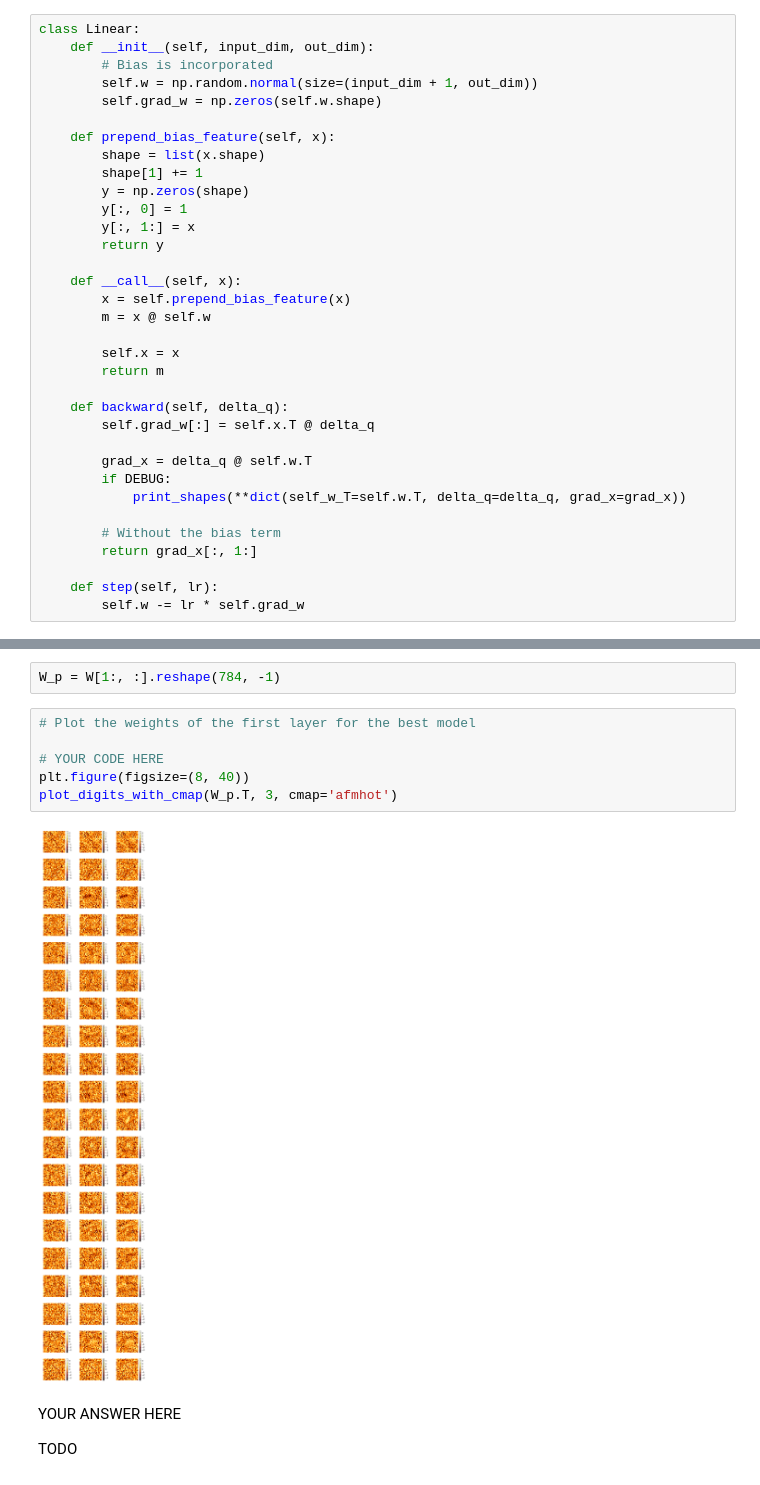
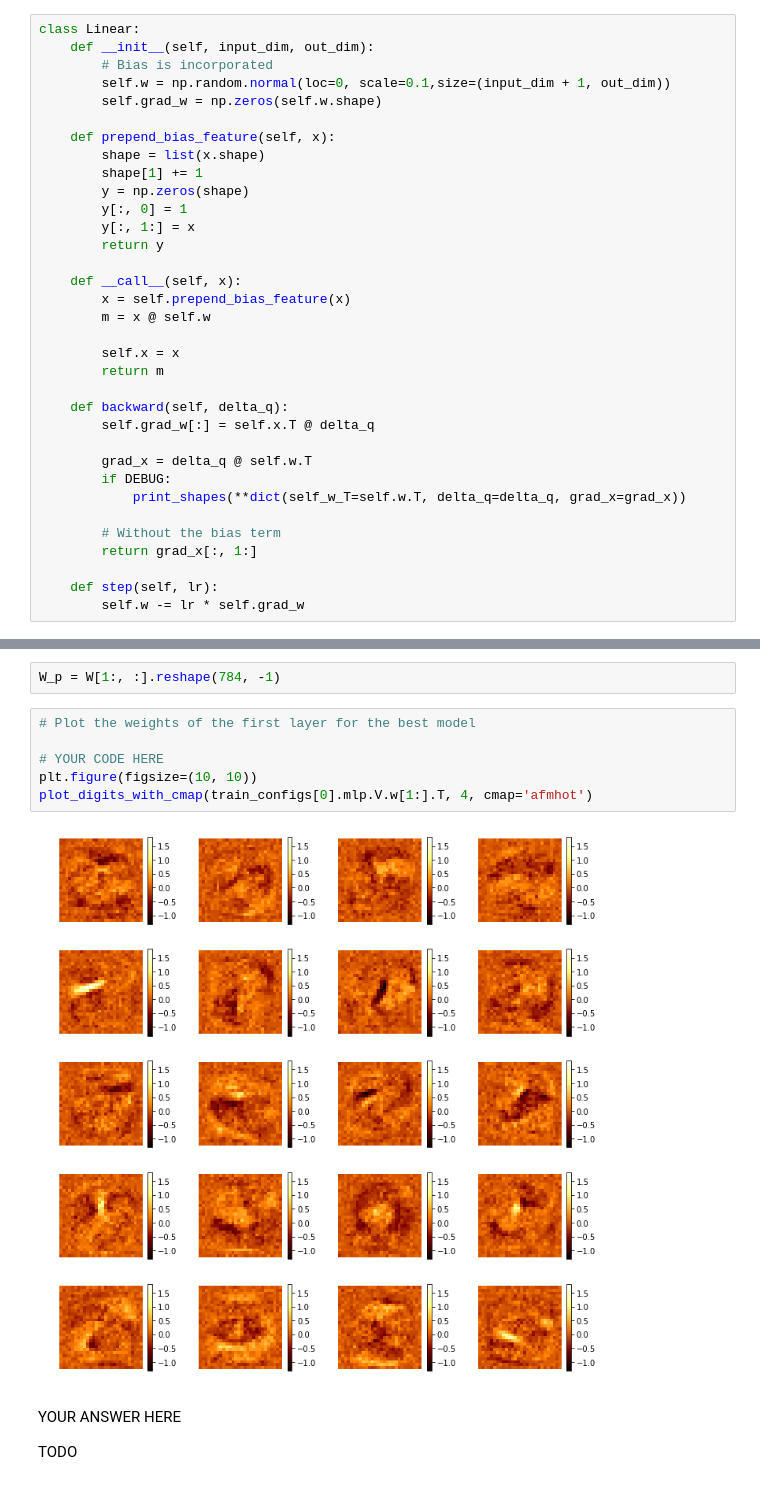
Before and after one commit to Curlykonda/machine-learning-1, a Jupyter notebook: lab2/12305782_12307912_lab2.ipynb, the cells around one changed output, grey strips where cells are left out. Drawn from its saved outputs; the diff is of its cells as text.

Commit message:
Weights initialized with normal distribution scale=0.1

```diff
--- a/lab2/12305782_12307912_lab2.ipynb
+++ b/lab2/12305782_12307912_lab2.ipynb
@@ -862,7 +862,7 @@ class Softmax:
 class Linear:
     def __init__(self, input_dim, out_dim):
         # Bias is incorporated
-        self.w = np.random.normal(size=(input_dim + 1, out_dim))
+        self.w = np.random.normal(loc=0, scale=0.1,size=(input_dim + 1, out_dim))
         self.grad_w = np.zeros(self.w.shape)
 
     def prepend_bias_feature(self, x):
@@ -1099,11 +1089,11 @@ W_p = W[1:, :].reshape(784, -1)
 # %%
 # Plot the weights of the first layer for the best model
 
 # YOUR CODE HERE
-plt.figure(figsize=(8, 40))
-plot_digits_with_cmap(W_p.T, 3, cmap='afmhot')
+plt.figure(figsize=(10, 10))
+plot_digits_with_cmap(train_configs[0].mlp.V.w[1:].T, 4, cmap='afmhot')
 # %% [output]
-[figure, old version]
+[figure, new version]
 # %% [markdown]
 YOUR ANSWER HERE
 
```
Also changed, not shown: parts of 11 cells of this notebook.
